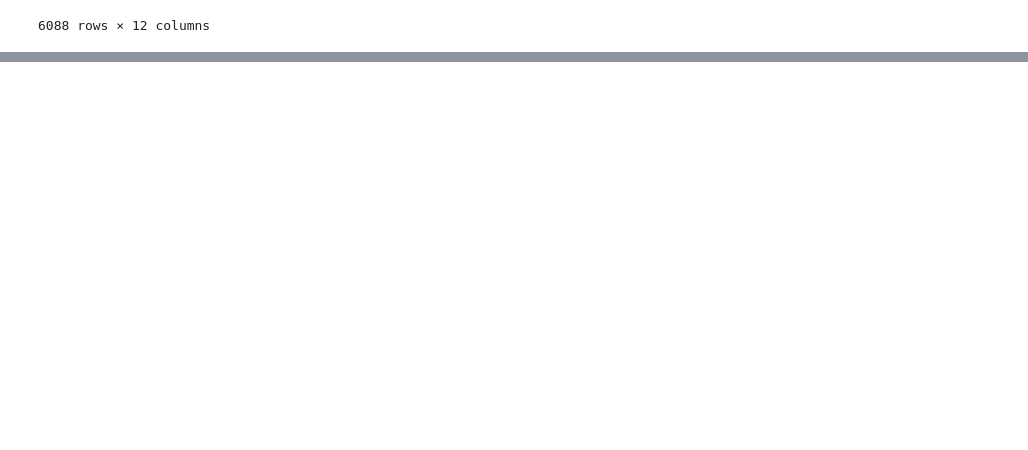
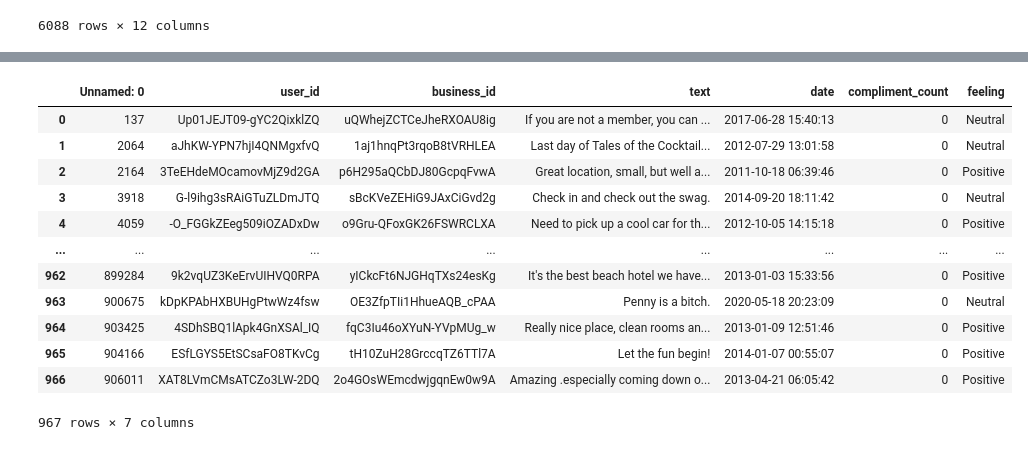
Before and after one commit to pablozmr/final_proyect, a Jupyter notebook: etl_sentimientos.ipynb, the cells around one changed output, grey strips where cells are left out. Drawn from its saved outputs; the diff is of its cells as text; code cells hidden in the pictures; blank space fills up the shorter version.

```diff
--- a/etl_sentimientos.ipynb
+++ b/etl_sentimientos.ipynb
@@ -90,0 +95,2 @@ df_reseña.to_csv('D:/Artemio/Proyectos/Proyecto grupal/finalproject/reseñas/re
+# %%
+df_reseña_yelp = pd.read_csv('Yelp/reviews_california.csv')
@@ -90,0 +113,18 @@ df_reseña.to_csv('D:/Artemio/Proyectos/Proyecto grupal/finalproject/reseñas/re
+# %%
+df_reseña_yelp['feeling'] = df_reseña_yelp['text'].apply(lambda x: classify_comment(x) if pd.notnull(x) else 'No message')
+# %%
+df_reseña_yelp
+# %% [output]
+|  | Unnamed: 0 | user_id | business_id | text | date | compliment_count | feeling |
+| 0 | 137 | Up01JEJT09-gYC2QixklZQ | uQWhejZCTCeJheRXOAU8ig | If you are not a member, you can ... | 2017-06-28 15:40:13 | 0 | Neutral |
+| 1 | 2064 | aJhKW-YPN7hjI4QNMgxfvQ | 1aj1hnqPt3rqoB8tVRHLEA | Last day of Tales of the Cocktail... | 2012-07-29 13:01:58 | 0 | Neutral |
+| 2 | 2164 | 3TeEHdeMOcamovMjZ9d2GA | p6H295aQCbDJ80GcpqFvwA | Great location, small, but well a... | 2011-10-18 06:39:46 | 0 | Positive |
+| 3 | 3918 | G-l9ihg3sRAiGTuZLDmJTQ | sBcKVeZEHiG9JAxCiGvd2g | Check in and check out the swag. | 2014-09-20 18:11:42 | 0 | Neutral |
+| 4 | 4059 | -O_FGGkZEeg509iOZADxDw | o9Gru-QFoxGK26FSWRCLXA | Need to pick up a cool car for th... | 2012-10-05 14:15:18 | 0 | Positive |
+| ... | ... | ... | ... | ... | ... | ... | ... |
+| 962 | 899284 | 9k2vqUZ3KeErvUIHVQ0RPA | yICkcFt6NJGHqTXs24esKg | It's the best beach hotel we have... | 2013-01-03 15:33:56 | 0 | Positive |
+| 963 | 900675 | kDpKPAbHXBUHgPtwWz4fsw | OE3ZfpTIi1HhueAQB_cPAA | Penny is a bitch. | 2020-05-18 20:23:09 | 0 | Neutral |
+| 964 | 903425 | 4SDhSBQ1lApk4GnXSAl_IQ | fqC3Iu46oXYuN-YVpMUg_w | Really nice place, clean rooms an... | 2013-01-09 12:51:46 | 0 | Positive |
+| 965 | 904166 | ESfLGYS5EtSCsaFO8TKvCg | tH10ZuH28GrccqTZ6TTl7A | Let the fun begin! | 2014-01-07 00:55:07 | 0 | Positive |
+| 966 | 906011 | XAT8LVmCMsATCZo3LW-2DQ | 2o4GOsWEmcdwjgqnEw0w9A | Amazing .especially coming down o... | 2013-04-21 06:05:42 | 0 | Positive |
+967 rows × 7 columns
```
Also changed, not shown: parts of 4 cells of this notebook, 1 other file.
